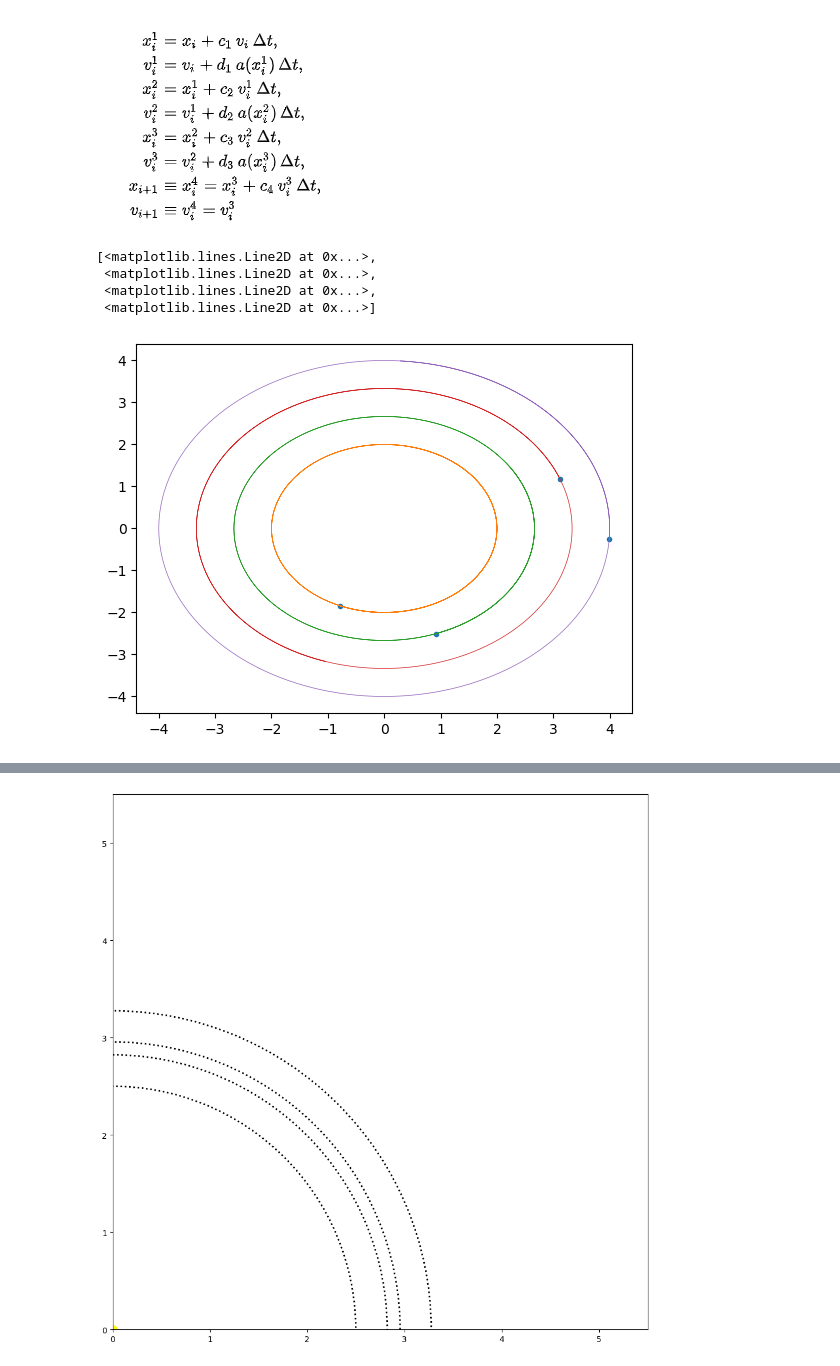
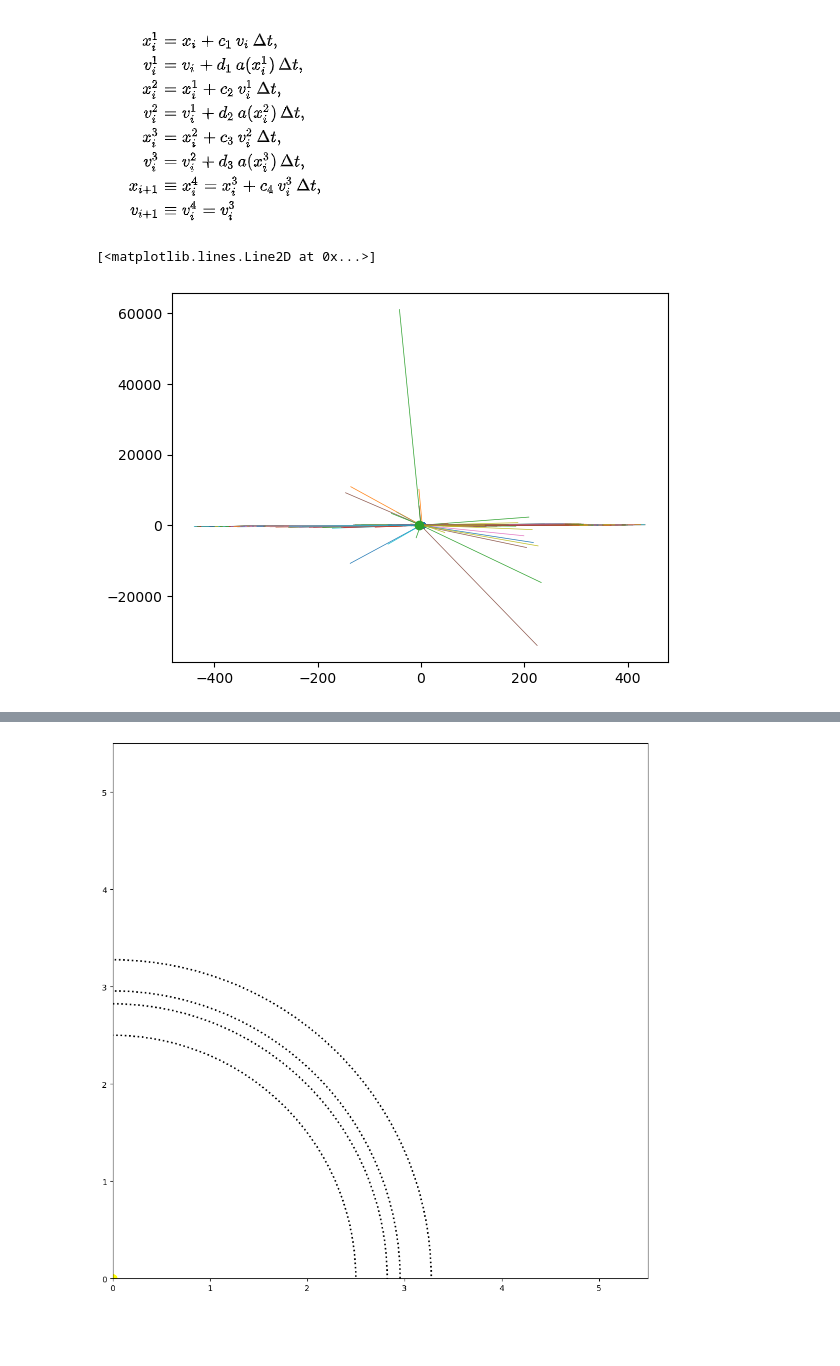
Before and after one commit to JakobSchauser/MscPhysics, a Jupyter notebook: ComputationalAstrophysics/Exam/trying_own_way.ipynb, the cells around one changed output, grey strips where cells are left out. Saved outputs shown, nothing was run; the diff lists cells and outputs as text; code cells hidden in the pictures; blank space fills up the shorter version.

```diff
--- a/ComputationalAstrophysics/Exam/trying_own_way.ipynb
+++ b/ComputationalAstrophysics/Exam/trying_own_way.ipynb
@@ -292,9 +309,10 @@ all_positions, all_heavy_positions = main(dt)
 # %%
+plotn = 10000
+
 plt.plot(all_positions[0,:,0],all_positions[0,:,1],'.')
-plt.plot(all_positions[:1000,:,0],all_positions[:1000,:,1], lw = 0.5)
+plt.plot(all_positions[:plotn,:,0],all_positions[:plotn,:,1], lw = 0.5)
+plt.plot(all_heavy_positions[:plotn,0,0],all_heavy_positions[:plotn,0,1])
+plt.plot(all_heavy_positions[0,0,0],all_heavy_positions[0,0,1],'o')
 # %% [output]
-[<matplotlib.lines.Line2D at 0x...>,
- <matplotlib.lines.Line2D at 0x...>,
- <matplotlib.lines.Line2D at 0x...>,
- <matplotlib.lines.Line2D at 0x...>]
+[<matplotlib.lines.Line2D at 0x...>]
-[figure, old version]
+[figure, new version]
```
Also changed, not shown: parts of 4 cells of this notebook.
